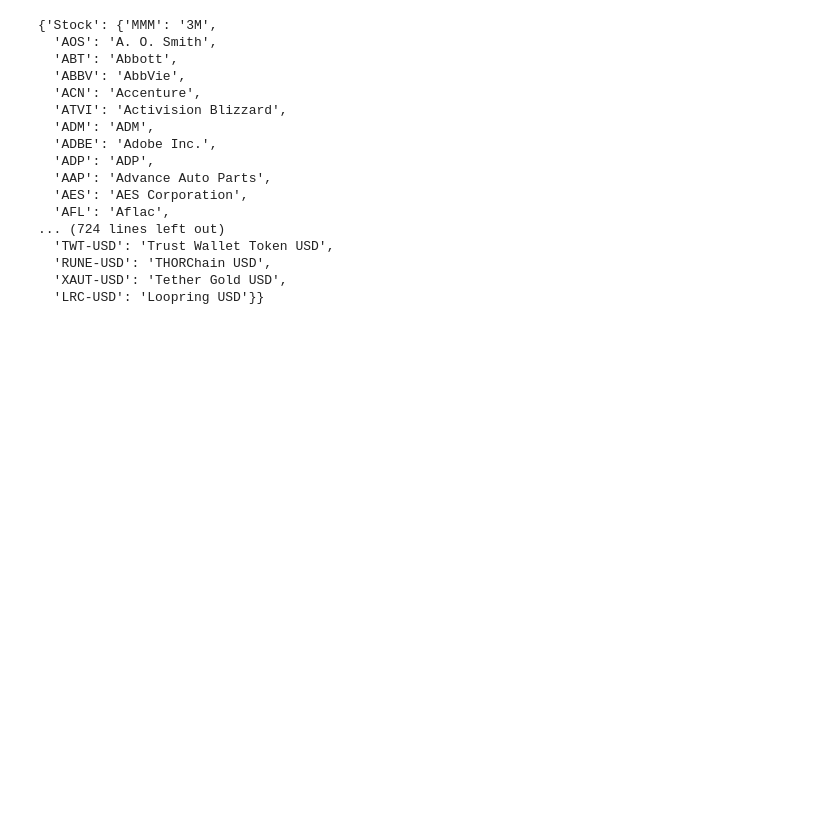
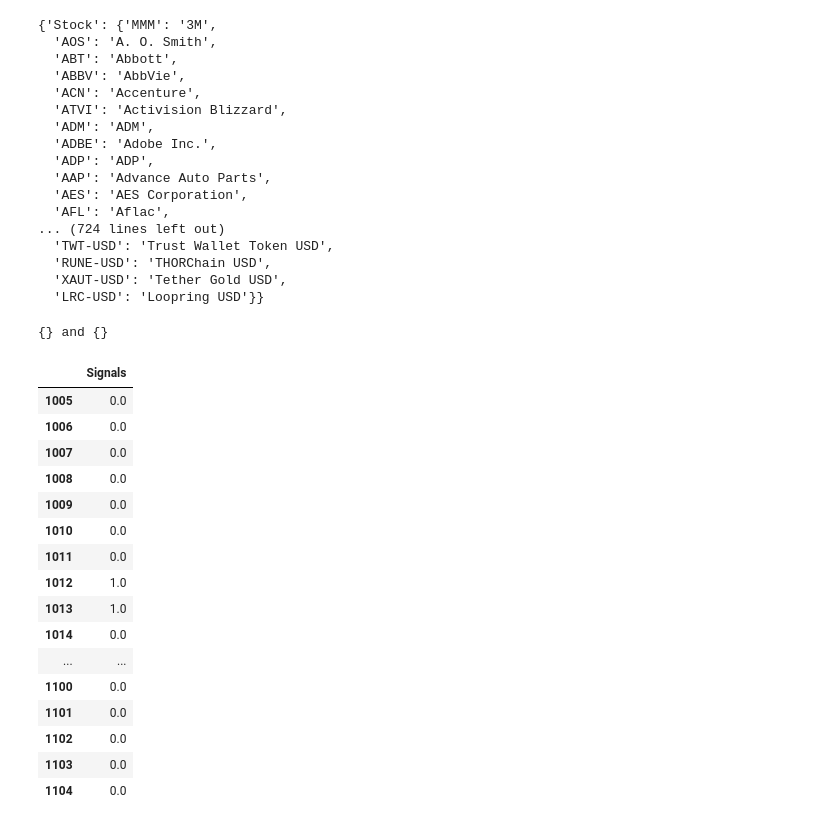
Before and after one commit to ata-turhan/Alpha-Trading-Bot, a Jupyter notebook: data/Untitled.ipynb, the cells around one changed output. Drawn from its saved outputs; the diff is of its cells as text; code cells hidden in the pictures; blank space fills up the shorter version.

```diff
--- a/data/Untitled.ipynb
+++ b/data/Untitled.ipynb
@@ -154,3 +156,27 @@ tickers_dict
   'RUNE-USD': 'THORChain USD',
   'XAUT-USD': 'Tether Gold USD',
   'LRC-USD': 'Loopring USD'}}
+# %%
+def mix_strategies(mix: set, mixing_logic: str):
+    try:
+        mix_signal = np.zeros((len(mix[0]),))
+        mixing_logic = re.sub(r"S[0-9]+", "{}", mixing_logic)
+        print(mixing_logic)
+        for m in mix:
+            m["is_buy"] = m["Signals"] == 1
+            m["is_sell"] = m["Signals"] == 2
+        for i in range(len(mix[0])):
+            buy_evaluations = []
+            sell_evaluations = []
+            for m in mix:
+                buy_evaluations.append(m["is_buy"].iat[i])
+                sell_evaluations.append(m["is_sell"].iat[i])
+            buy_evaluation = eval(mixing_logic.format(*buy_evaluations))
+            sell_evaluation = eval(mixing_logic.format(*sell_evaluations))
+            if buy_evaluation:
+                mix_signal[i] = 1
+            if sell_evaluation:
+                mix_signal[i] = 2
+        return pd.DataFrame(index=mix[0].index, data={"Signals": mix_signal})
+    except Exception as e:
+        return e
@@ -156,0 +189,24 @@ tickers_dict
+# %%
+ r = mix_strategies(mix, mixing_logic)
+# %% [output]
+{} and {}
+# %%
+r.tail(100)
+# %% [output]
+|  | Signals |
+| 1005 | 0.0 |
+| 1006 | 0.0 |
+| 1007 | 0.0 |
+| 1008 | 0.0 |
+| 1009 | 0.0 |
+| 1010 | 0.0 |
+| 1011 | 0.0 |
+| 1012 | 1.0 |
+| 1013 | 1.0 |
+| 1014 | 0.0 |
+| ... | ... |
+| 1100 | 0.0 |
+| 1101 | 0.0 |
+| 1102 | 0.0 |
+| 1103 | 0.0 |
+| 1104 | 0.0 |
```
Also changed, not shown: parts of 3 cells of this notebook, 2 other files.
